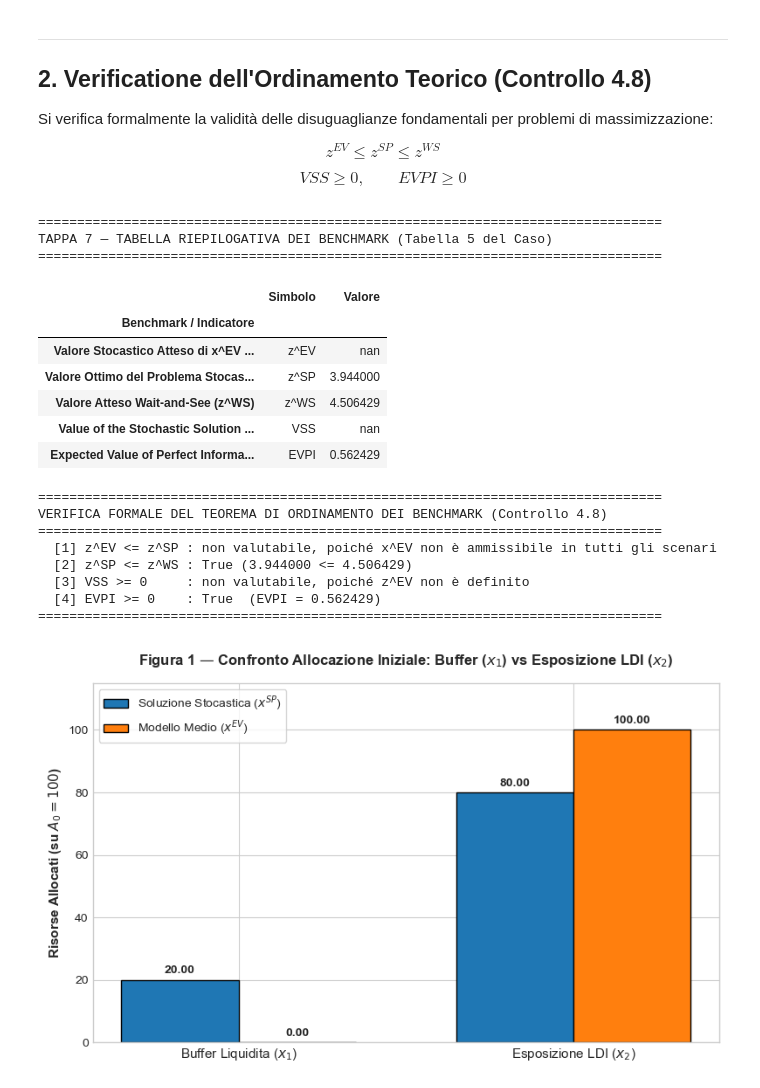
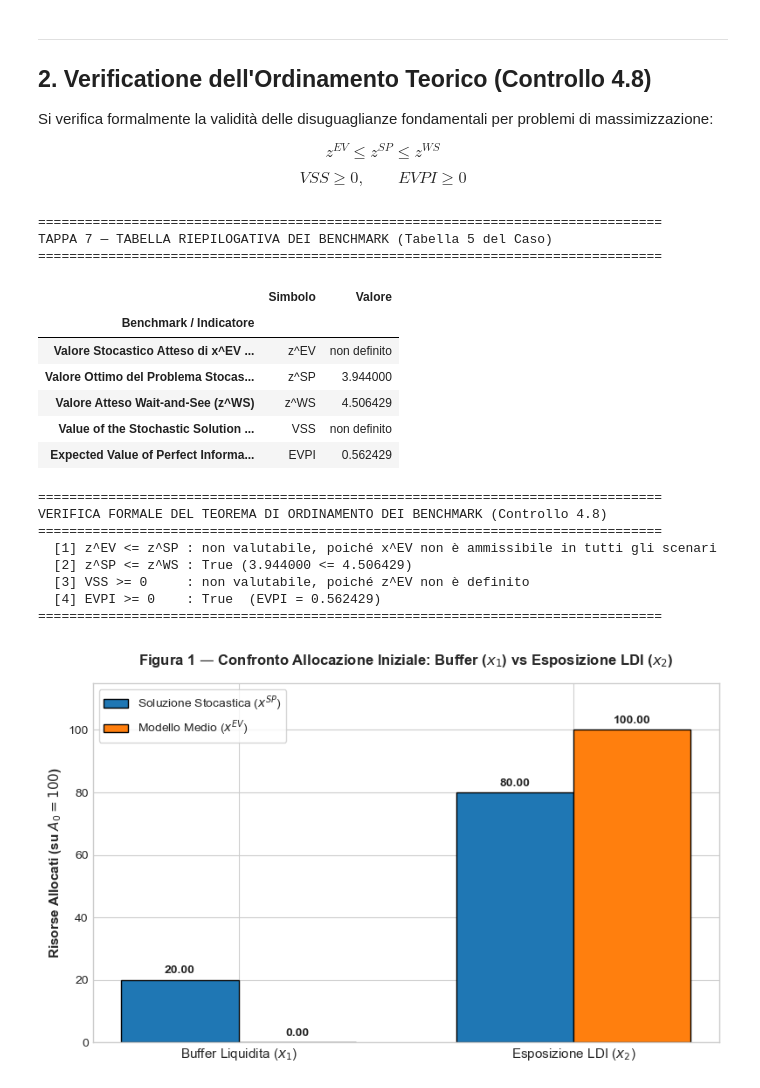
Before and after one commit to paolo-fix/CORSO-MQF, a Jupyter notebook: 04_Codice/Lez16/Lezione_16_Notebook_TakeHome_Stud1.ipynb, the cells around one changed output. Cells and saved outputs as stored; diff of their text form; code cells hidden in the pictures.

```diff
--- a/04_Codice/Lez16/Lezione_16_Notebook_TakeHome_Stud1.ipynb
+++ b/04_Codice/Lez16/Lezione_16_Notebook_TakeHome_Stud1.ipynb
@@ -763,7 +763,12 @@ df_tabella5 = pd.DataFrame(data_benchmark).set_index('Benchmark / Indicatore')
 print("=" * 80)
 print("TAPPA 7 — TABELLA RIEPILOGATIVA DEI BENCHMARK (Tabella 5 del Caso)")
 print("=" * 80)
-display(df_tabella5.style.format({'Valore': '{:.6f}'}))
+df_tabella5_display = df_tabella5.copy()
+df_tabella5_display['Valore'] = df_tabella5_display['Valore'].apply(
+    lambda x: f"{x:.6f}" if pd.notna(x) else "non definito"
+)
+
+display(df_tabella5_display)
 
 # Controlli dell'ordinamento
 check_ord_1 = (z_ev <= z_sp + 1e-8) if np.isfinite(z_ev) else np.nan
@@ -850,37 +855,37 @@ else:
 if np.isfinite(z_ev):
     colors = ['#ff7f0e', '#1f77b4', '#2ca02c']
 else:
     colors = ['#1f77b4', '#2ca02c']
 
 bars_bench = ax3.bar(benchmark_names, benchmark_values, color=colors, edgecolor='black', width=0.45)
 ax3.set_ylabel('Risultato Economico Atteso', fontsize=11, fontweight='bold')
 if np.isfinite(z_ev):
     titolo_fig3 = 'Figura 3 — Confronto della Gerarchia dei Benchmark ($z^{EV} \\leq z^{SP} \\leq z^{WS}$)'
 else:
     titolo_fig3 = 'Figura 3 — Confronto dei Benchmark ($z^{SP}$ e $z^{WS}$; $z^{EV}$ non definito)'
 
 ax3.set_title(titolo_fig3, fontsize=12, fontweight='bold', pad=15)
 
 y_min = min(benchmark_values) - 0.5 if min(benchmark_values) > 0 else 0
 y_max = max(benchmark_values) + 0.8
 ax3.set_ylim(y_min, y_max)
 
 for bar in bars_bench:
     height = bar.get_height()
     ax3.annotate(f'{height:.4f}', xy=(bar.get_x() + bar.get_width() / 2, height), xytext=(0, 5), textcoords="offset points", ha='center', va='bottom', fontsize=11, fontweight='bold')
 
 plt.tight_layout()
 plt.show()
 # %% [output]
 ================================================================================
 TAPPA 7 — TABELLA RIEPILOGATIVA DEI BENCHMARK (Tabella 5 del Caso)
 ================================================================================
 |  | Simbolo | Valore |
 | Benchmark / Indicatore |  |  |
-| Valore Stocastico Atteso di x^EV ... | z^EV | nan |
+| Valore Stocastico Atteso di x^EV ... | z^EV | non definito |
 | Valore Ottimo del Problema Stocas... | z^SP | 3.944000 |
 | Valore Atteso Wait-and-See (z^WS) | z^WS | 4.506429 |
-| Value of the Stochastic Solution ... | VSS | nan |
+| Value of the Stochastic Solution ... | VSS | non definito |
 | Expected Value of Perfect Informa... | EVPI | 0.562429 |
 ================================================================================
 VERIFICA FORMALE DEL TEOREMA DI ORDINAMENTO DEI BENCHMARK (Controllo 4.8)
```
Also changed, not shown: parts of 1 cell of this notebook.
